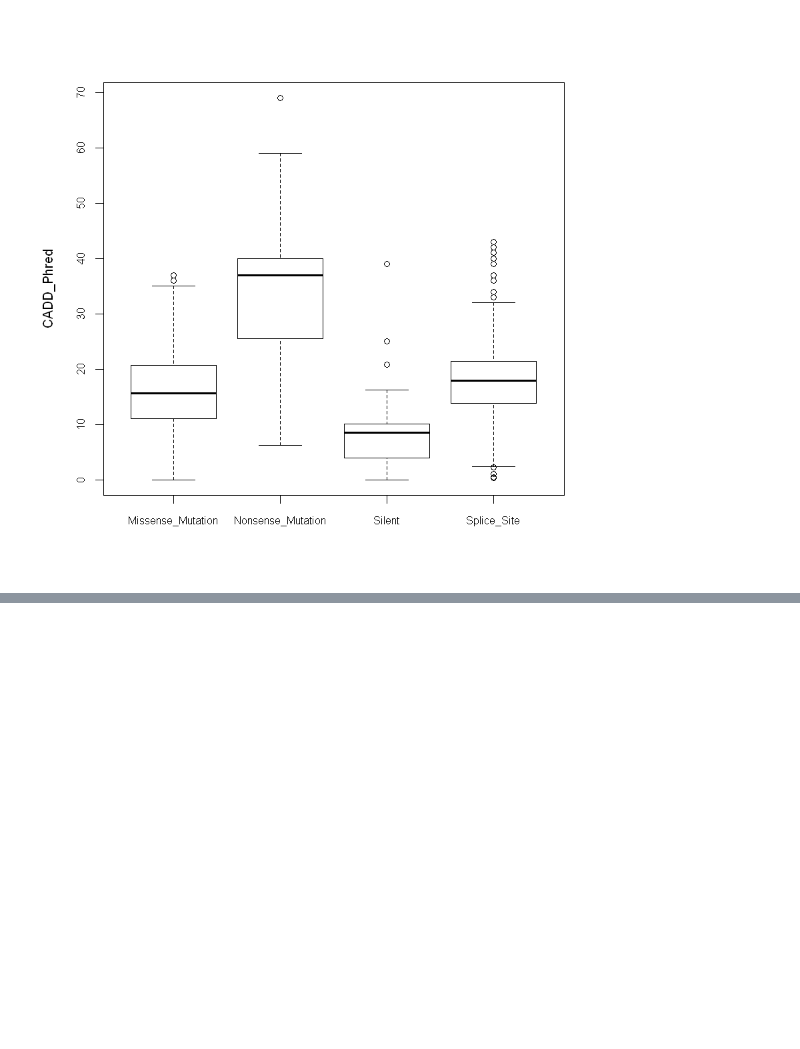
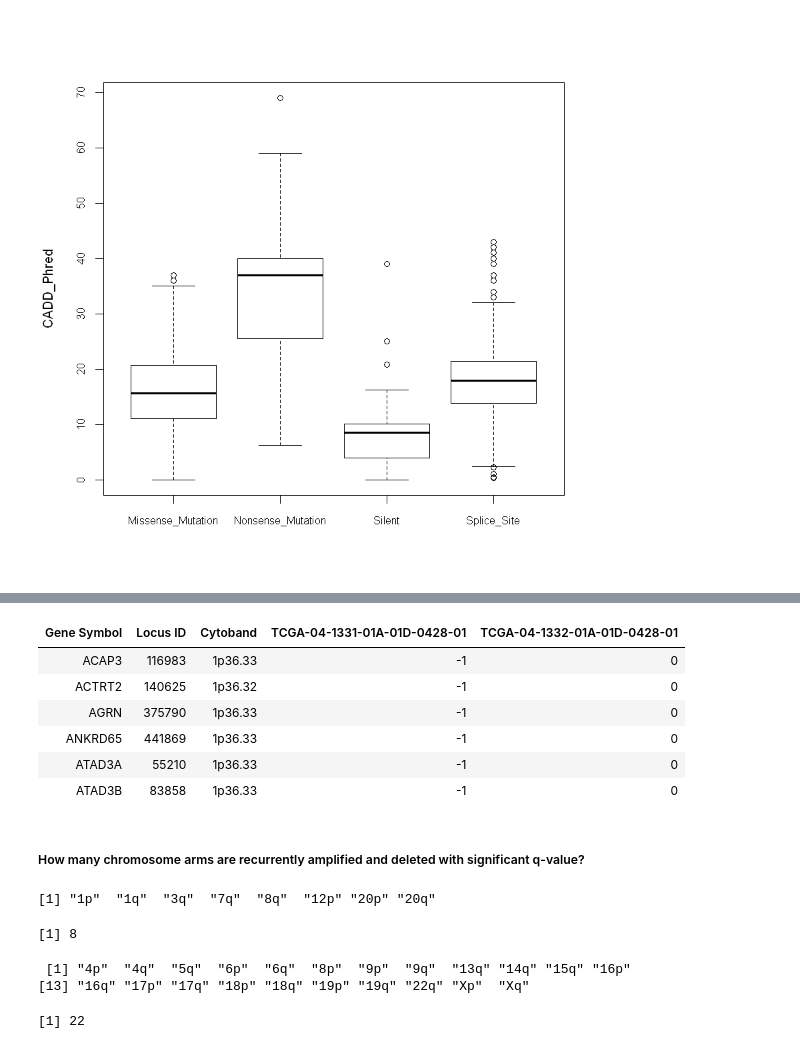
Before and after one commit to AwelEshetu/Intro_To_BioInfo, a Jupyter notebook: Awel_Eshetu_Fentaw_exercise1.ipynb, the cells around one changed output, grey strips where cells are left out. Saved outputs shown, nothing was run; the diff lists cells and outputs as text; code cells hidden in the pictures; blank space fills up the shorter version.

```diff
--- a/Awel_Eshetu_Fentaw_exercise1.ipynb
+++ b/Awel_Eshetu_Fentaw_exercise1.ipynb
@@ -184,0 +204,39 @@ Warning message in eval(expr, envir, enclos):
+# %%
+# This file has threshold copy number for each sample in each gene
+# First column has the gene name, second has entrez ID and third had the cytoband
+# the rest of the columns include the copy number value per sample
+# 2: high-level amplification, 1: gain, 0: normal, -1: loss, -2: homozygous deletion
+
+genecopyNumber <- read.delim(paste0(
+                            "gdac.broadinstitute.org_OV-TP.CopyNumber_Gistic2.Level_4.2016012800.0.0/",
+                             "all_thresholded.by_genes.txt"), stringsAsFactors = F, check.names = F)
+
+head(genecopyNumber[,1:5])
+# %% [output]
+| Gene Symbol | Locus ID | Cytoband | TCGA-04-1331-01A-01D-0428-01 | TCGA-04-1332-01A-01D-0428-01 |
+| ACAP3 | 116983 | 1p36.33 | -1 | 0 |
+| ACTRT2 | 140625 | 1p36.32 | -1 | 0 |
+| AGRN | 375790 | 1p36.33 | -1 | 0 |
+| ANKRD65 | 441869 | 1p36.33 | -1 | 0 |
+| ATAD3A | 55210 | 1p36.33 | -1 | 0 |
+| ATAD3B | 83858 | 1p36.33 | -1 | 0 |
+# %% [markdown]
+##### How many chromosome arms are recurrently amplified and deleted with significant q-value?
+# %%
+#check how many chromosome arms have amplification q-value < 0.05 and how many have deletion q-value < 0.05
+arm_data[ arm_data$Amp.q.value < 0.05, 1]
+# %% [output]
+[1] "1p"  "1q"  "3q"  "7q"  "8q"  "12p" "20p" "20q"
+# %%
+length(arm_data[ arm_data$Amp.q.value < 0.05, 1])
+# %% [output]
+[1] 8
+# %%
+arm_data[ arm_data$Del.q.value < 0.05, 1]
+# %% [output]
+ [1] "4p"  "4q"  "5q"  "6p"  "6q"  "8p"  "9p"  "9q"  "13q" "14q" "15q" "16p"
+[13] "16q" "17p" "17q" "18p" "18q" "19p" "19q" "22q" "Xp"  "Xq"
+# %%
+length(arm_data[ arm_data$Del.q.value < 0.05, 1])
+# %% [output]
+[1] 22
```
Also changed, not shown: parts of 7 cells of this notebook.
